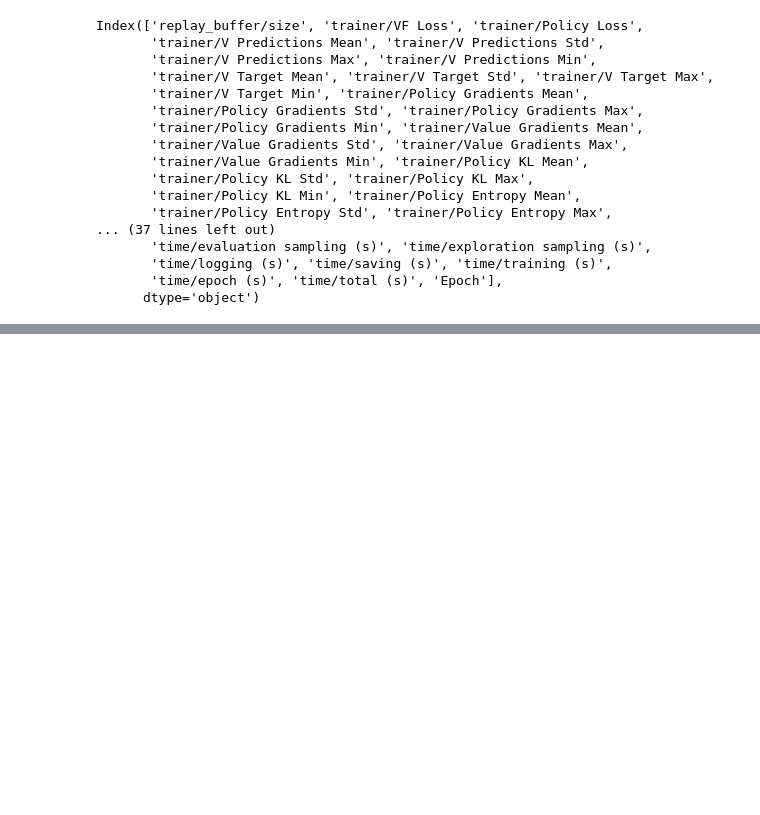
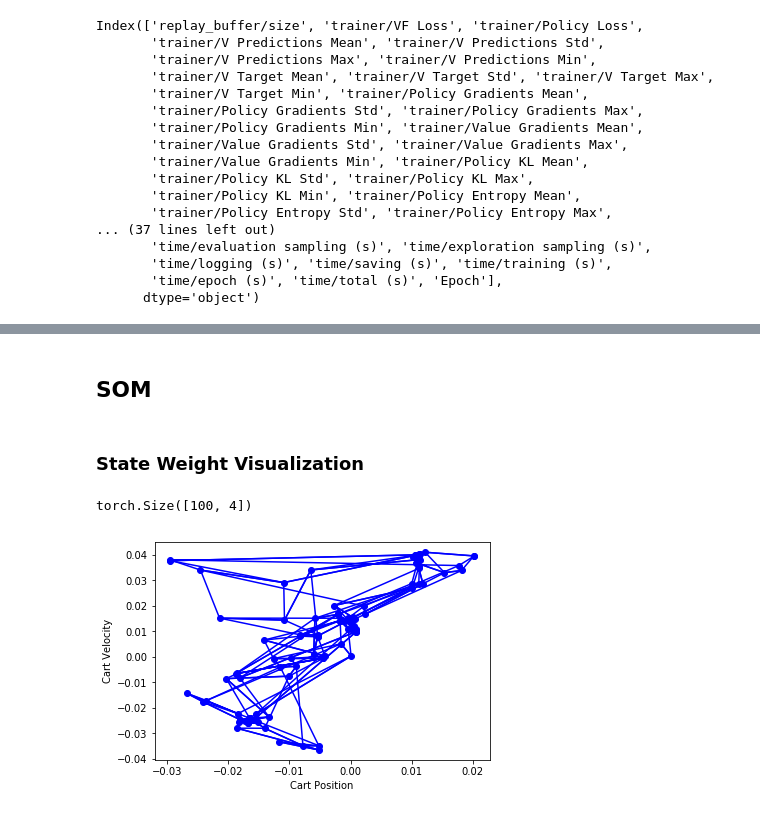
Before and after one commit to johnlime/hierarchical_som, a Jupyter notebook: demo/SOM-PPO-SOM CartPole Visualization.ipynb, the cells around one changed output, grey strips where cells are left out. Saved outputs shown, nothing was run; the diff lists cells and outputs as text; code cells hidden in the pictures; blank space fills up the shorter version.

```diff
--- a/demo/SOM-PPO-SOM CartPole Visualization.ipynb
+++ b/demo/SOM-PPO-SOM CartPole Visualization.ipynb
@@ -46,0 +54,25 @@ plt.plot(ppo_df["evaluation/Returns Mean"])
+# %% [markdown]
+## SOM
+# %%
+def visualize_som(som, columns, labels = ["", ""], dim = 10):
+    reshaped_x = som.w[:, columns[0]].reshape(dim, dim)
+    reshaped_y = som.w[:, columns[1]].reshape(dim, dim)
+    for v in range(dim):
+        plt.plot(reshaped_x[:, v].numpy(), reshaped_y[:, v].numpy(), marker='None', linestyle='-', color='blue')
+        plt.plot(reshaped_x[v, :].numpy(), reshaped_y[v, :].numpy(), marker='None', linestyle='-', color='blue')
+    plt.plot(som.w[:, columns[0]].numpy(), som.w[:, columns[1]].numpy(), marker='o', color='blue')
+    plt.xlabel(labels[0])
+    plt.ylabel(labels[1])
+    plt.show()
+# %% [markdown]
+### State Weight Visualization
+# %%
+state_filehandler = open("../data/pose_somatotopic/cartpole/ppo/state_som.obj", 'rb')
+state_model = pickle.load(state_filehandler)
+state_model.w.shape
+# %% [output]
+torch.Size([100, 4])
+# %%
+visualize_som(state_model, [0, 1], ["Cart Position", "Cart Velocity"])
+# %% [output]
+[figure, added]
```
Also changed, not shown: parts of 13 cells of this notebook, 1 other file.
